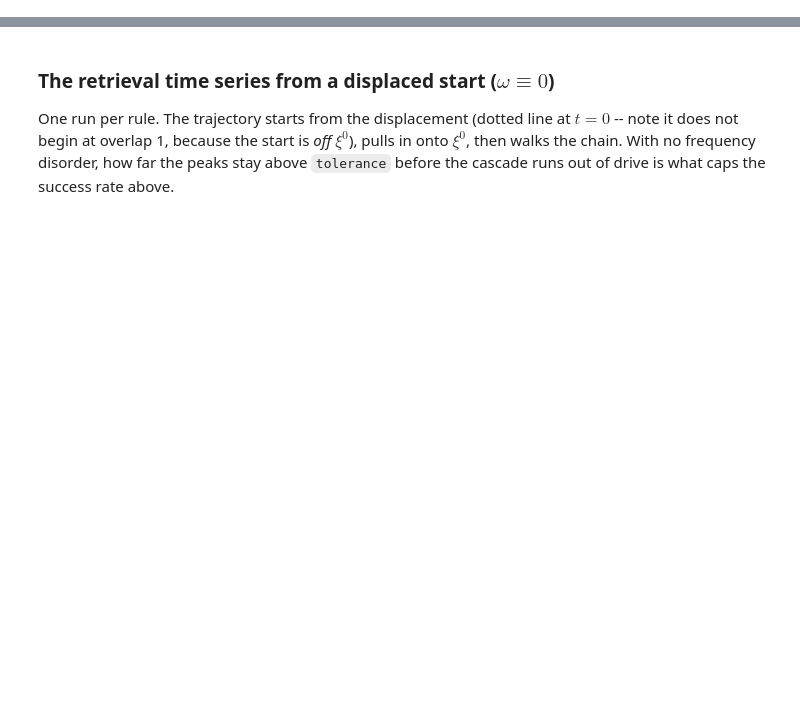
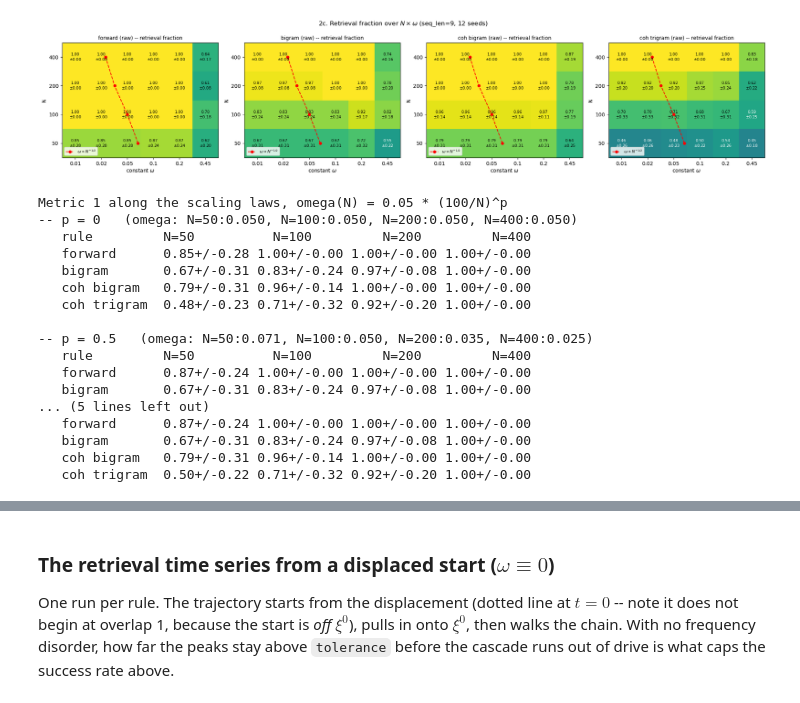
Before and after one commit to dvnrlv/Kuramoto-CD-DAM, a Jupyter notebook: kuramoto/hetero_learning/robustness_sweep.ipynb, the cells around one changed output, grey strips where cells are left out. Cells and saved outputs as stored; diff of their text form; code cells hidden in the pictures; blank space fills up the shorter version.

```diff
--- a/kuramoto/hetero_learning/robustness_sweep.ipynb
+++ b/kuramoto/hetero_learning/robustness_sweep.ipynb
@@ -973,0 +700,79 @@ Two edge cases in the intrinsic-frequency disorder `omega`:
+# %%
+OMEGA_SCALE_N = [50, 100, 200, 400]
+OMEGA_SCALE_W = [0.01, 0.02, 0.05, 0.1, 0.2, 0.45]   # constant omega, frequency_std = 0
+OMEGA_SCALE_RULES = ["forward", "bigram", "coh bigram", "coh trigram"]
+W_REF, N_REF = OMEGA, 100            # the configured operating point
+OMEGA_SCALE_TRIALS = 12
+
+
+def fraction_at(rule_name, n, w, trials=OMEGA_SCALE_TRIALS):
+    """Metric 1 for one rule at one (N, constant omega), frequency_std = 0.
+    Returns (mean, s.d.) over trials -- the spread matters here, because a cell sitting at
+    the edge of the band is a mix of full and failed chains, not a uniformly partial one."""
+    res = single_sequence_score_sweep(
+        {rule_name: RAW_CATALOGUE[rule_name]}, seq_len=SEQ_LEN,
+        corruption_rate=CONFIG["corruption_rate"], N=n, trials=trials,
+        config_overrides={"frequency_mean": w, "frequency_std": 0.0})
+    return res[rule_name]["retrieval_fraction"], res[rule_name]["fraction_std"]
+
+
+_omega_cells = {name: [[fraction_at(name, n, w_) for w_ in OMEGA_SCALE_W]
+                       for n in OMEGA_SCALE_N]
+                for name in OMEGA_SCALE_RULES}
+omega_grid = {name: np.array([[m for m, _ in row] for row in cells])
+              for name, cells in _omega_cells.items()}
+omega_grid_sd = {name: np.array([[sd for _, sd in row] for row in cells])
+                 for name, cells in _omega_cells.items()}
+
+fig, axes = plt.subplots(1, len(OMEGA_SCALE_RULES), figsize=(5.0 * len(OMEGA_SCALE_RULES), 4.4))
+for ax, name in zip(np.atleast_1d(axes), OMEGA_SCALE_RULES):
+    grid, grid_sd = omega_grid[name], omega_grid_sd[name]
+    im = ax.imshow(grid, cmap="viridis", vmin=0.0, vmax=1.0, origin="lower", aspect="auto")
+    for i in range(len(OMEGA_SCALE_N)):
+        for j in range(len(OMEGA_SCALE_W)):
+            ax.text(j, i, f"{grid[i, j]:.2f}\n$\\pm${grid_sd[i, j]:.2f}", ha="center",
+                    va="center", fontsize=7.5,
+                    color="w" if grid[i, j] < 0.6 else "k")
+    # the p = 1/2 scaling law, drawn on the grid for comparison
+    xs = [np.interp(W_REF * (N_REF / n) ** 0.5, OMEGA_SCALE_W,
+                    range(len(OMEGA_SCALE_W))) for n in OMEGA_SCALE_N]
+    ax.plot(xs, range(len(OMEGA_SCALE_N)), "r--o", lw=1.5, ms=5,
+            label=r"$\omega \propto N^{-1/2}$")
+    ax.set_xticks(range(len(OMEGA_SCALE_W)), [f"{s:g}" for s in OMEGA_SCALE_W])
+    ax.set_yticks(range(len(OMEGA_SCALE_N)), [str(n) for n in OMEGA_SCALE_N])
+    ax.set_xlabel(r"constant $\omega$"); ax.set_ylabel("N")
+    ax.set_title(f"{name} (raw) -- retrieval fraction", fontsize=10)
+    ax.legend(fontsize=8, loc="lower left")
+fig.suptitle(f"2c. Retrieval fraction over $N \\times \\omega$ (seq_len={SEQ_LEN}, "
+             f"{OMEGA_SCALE_TRIALS} seeds)")
+plt.tight_layout(); plt.show()
+
+print(f"Metric 1 along the scaling laws, omega(N) = {W_REF} * ({N_REF}/N)^p")
+for p_exp in (0.0, 0.5, 1.0):
+    print(f"-- p = {p_exp:g}   (omega: " +
+          ", ".join(f"N={n}:{W_REF * (N_REF / n) ** p_exp:.3f}" for n in OMEGA_SCALE_N) + ")")
+    print(f"   {'rule':<13}" + "".join(f"N={n:<12}" for n in OMEGA_SCALE_N))
+    for name in OMEGA_SCALE_RULES:
+        row = "".join("{:.2f}+/-{:<5.2f}".format(*fraction_at(name, n, W_REF * (N_REF / n) ** p_exp))
+                      for n in OMEGA_SCALE_N)
+        print(f"   {name:<13}{row}")
+    print()
+# %% [output]
+[figure, added]
+Metric 1 along the scaling laws, omega(N) = 0.05 * (100/N)^p
+-- p = 0   (omega: N=50:0.050, N=100:0.050, N=200:0.050, N=400:0.050)
+   rule         N=50          N=100         N=200         N=400
+   forward      0.85+/-0.28 1.00+/-0.00 1.00+/-0.00 1.00+/-0.00
+   bigram       0.67+/-0.31 0.83+/-0.24 0.97+/-0.08 1.00+/-0.00
+   coh bigram   0.79+/-0.31 0.96+/-0.14 1.00+/-0.00 1.00+/-0.00
+   coh trigram  0.48+/-0.23 0.71+/-0.32 0.92+/-0.20 1.00+/-0.00
+
+-- p = 0.5   (omega: N=50:0.071, N=100:0.050, N=200:0.035, N=400:0.025)
+   rule         N=50          N=100         N=200         N=400
+   forward      0.87+/-0.24 1.00+/-0.00 1.00+/-0.00 1.00+/-0.00
+   bigram       0.67+/-0.31 0.83+/-0.24 0.97+/-0.08 1.00+/-0.00
+... (5 lines left out)
+   forward      0.87+/-0.24 1.00+/-0.00 1.00+/-0.00 1.00+/-0.00
+   bigram       0.67+/-0.31 0.83+/-0.24 0.97+/-0.08 1.00+/-0.00
+   coh bigram   0.79+/-0.31 0.96+/-0.14 1.00+/-0.00 1.00+/-0.00
+   coh trigram  0.50+/-0.22 0.71+/-0.32 0.92+/-0.20 1.00+/-0.00
```
Also changed, not shown: parts of 55 cells of this notebook, 27 other files.
